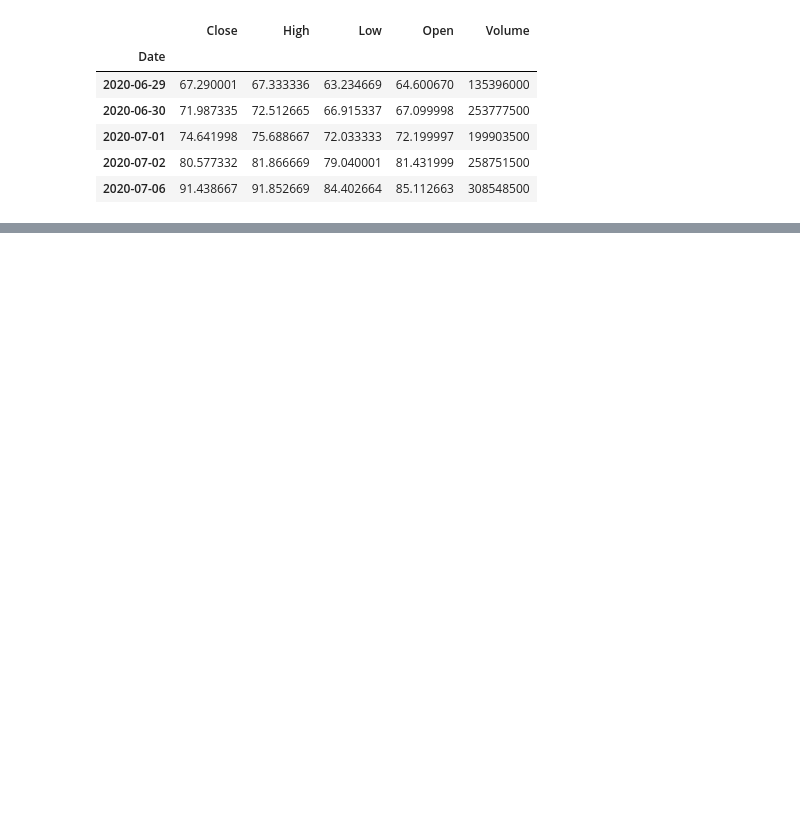
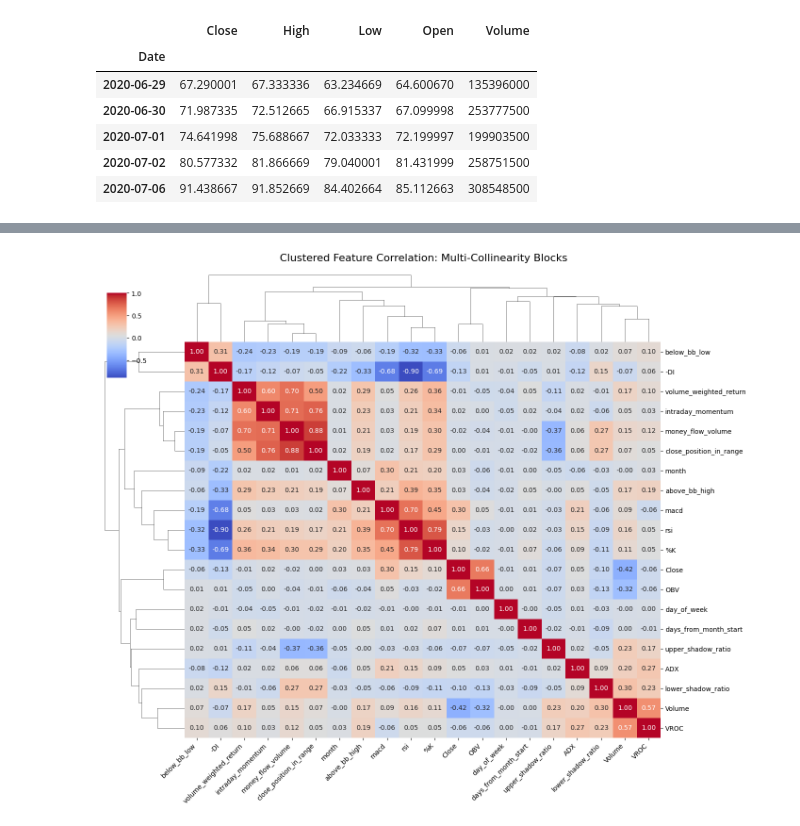
Before and after one commit to PJ779/Financial_Analysis, a Jupyter notebook: notebooks/03_feature_engineering.ipynb, the cells around one changed output, grey strips where cells are left out. Cells and saved outputs as stored; diff of their text form; code cells hidden in the pictures; blank space fills up the shorter version.

```diff
--- a/notebooks/03_feature_engineering.ipynb
+++ b/notebooks/03_feature_engineering.ipynb
@@ -60,0 +123,22 @@ memory usage: 548.2 KB
+# %%
+corr_matrix = df.corr()
+
+# Create a heatmap
+g = sns.clustermap(
+    corr_matrix,
+    annot=True,
+    fmt=".2f",
+    cmap='coolwarm',
+    figsize=(14, 12),
+    dendrogram_ratio=0.15,
+    cbar_pos=(0.02, 0.8, 0.03, 0.15)
+)
+
+# Rotate labels to prevent overlap
+plt.setp(g.ax_heatmap.get_xticklabels(), rotation=45, ha='right')
+plt.setp(g.ax_heatmap.get_yticklabels(), rotation=0)
+
+g.figure.suptitle('Clustered Feature Correlation: Multi-Collinearity Blocks', y=1.02, fontsize=16)
+plt.show()
+# %% [output]
+[figure, added]
```
Also changed, not shown: parts of 21 cells of this notebook, 10 other files.
